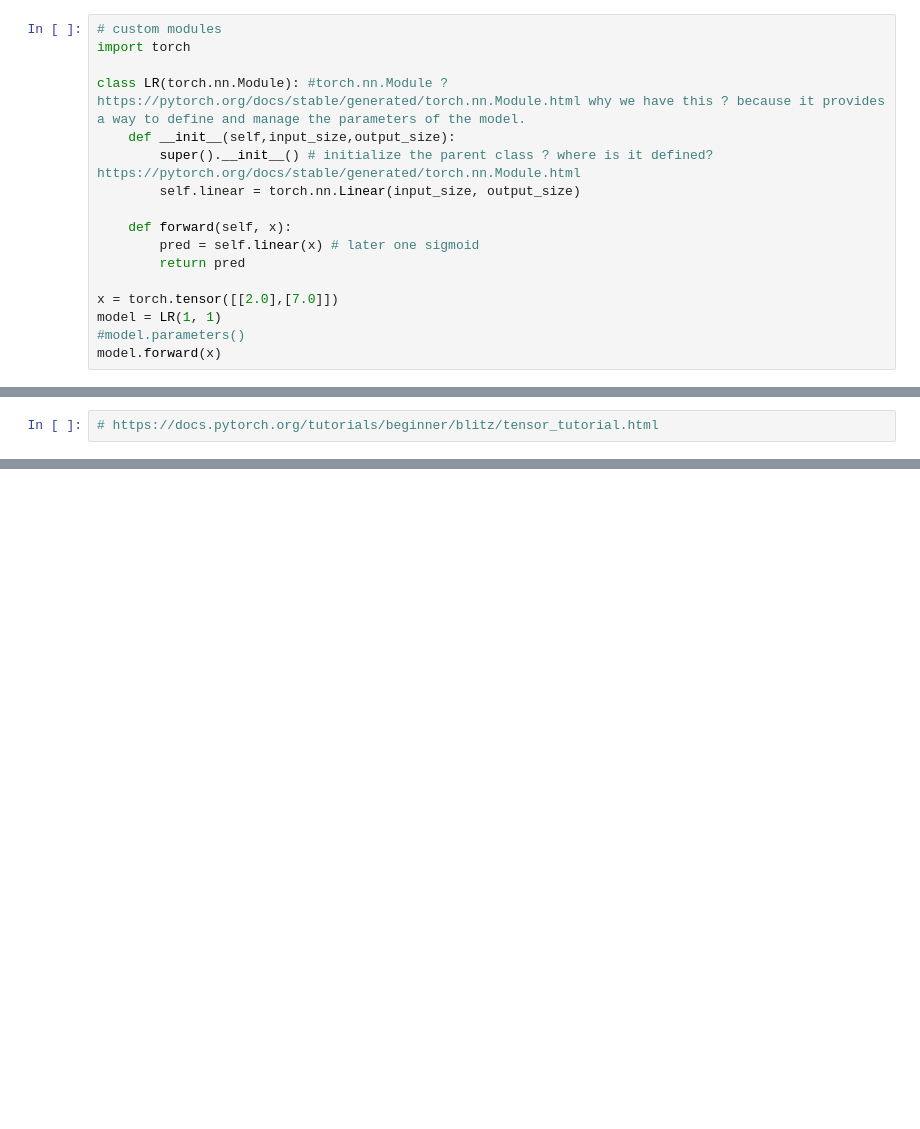
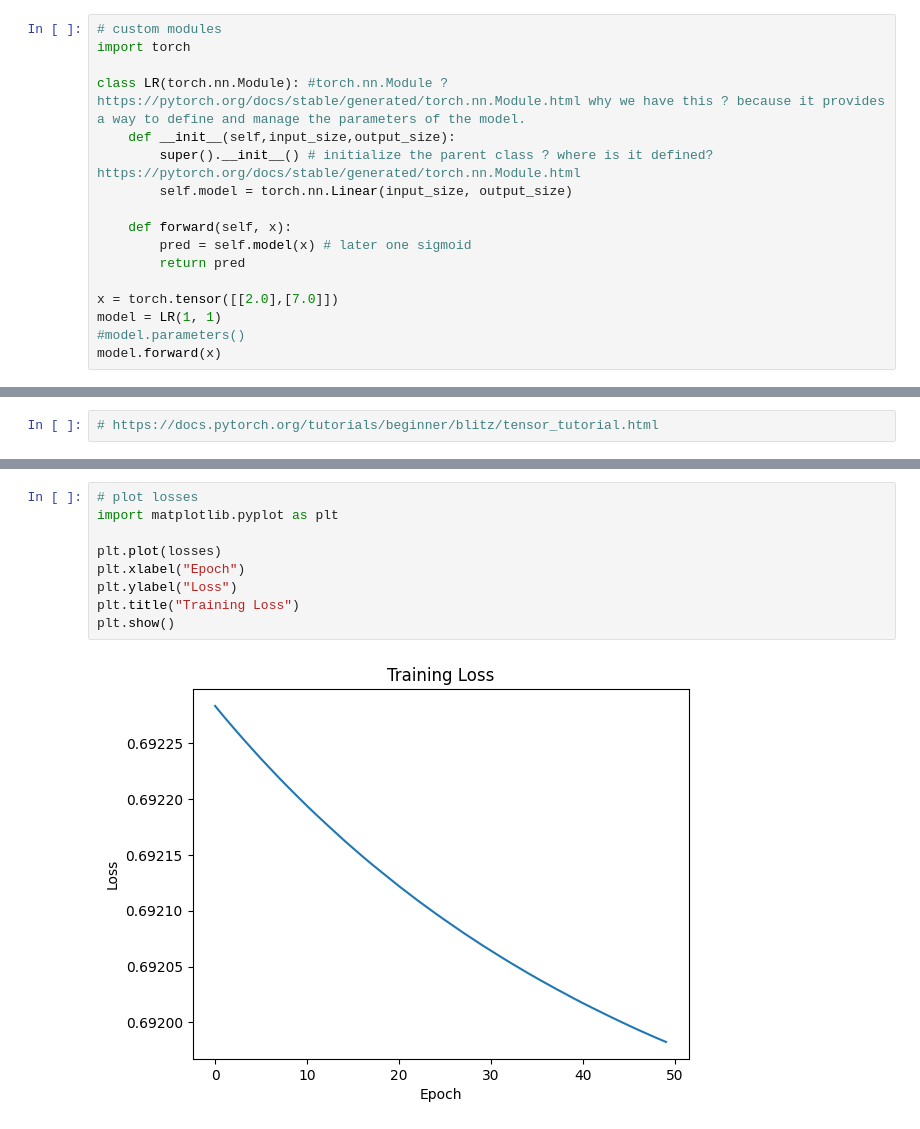
Before and after one commit to rahul8879/as_ds_course, a Jupyter notebook: deep_learning/02_vector_operation.ipynb, the cells around one changed output, grey strips where cells are left out. Saved outputs shown, nothing was run; the diff lists cells and outputs as text; blank space fills up the shorter version.

```diff
--- a/deep_learning/02_vector_operation.ipynb
+++ b/deep_learning/02_vector_operation.ipynb
@@ -258,10 +269,10 @@ import torch
 class LR(torch.nn.Module): #torch.nn.Module ? https://pytorch.org/docs/stable/generated/torch.nn.Module.html why we have this ? because it provides a way to define and manage the parameters of the model.
     def __init__(self,input_size,output_size):
         super().__init__() # initialize the parent class ? where is it defined? https://pytorch.org/docs/stable/generated/torch.nn.Module.html
-        self.linear = torch.nn.Linear(input_size, output_size)
+        self.model = torch.nn.Linear(input_size, output_size)
 
     def forward(self, x):
-        pred = self.linear(x) # later one sigmoid
+        pred = self.model(x) # later one sigmoid
         return pred
 
 x = torch.tensor([[2.0],[7.0]])
@@ -410,0 +509,11 @@ plot_fit("Training fit")
+# %%
+# plot losses
+import matplotlib.pyplot as plt
+
+plt.plot(losses)
+plt.xlabel("Epoch")
+plt.ylabel("Loss")
+plt.title("Training Loss")
+plt.show()
+# %% [output]
+[figure, added]
```
Also changed, not shown: parts of 14 cells of this notebook, 1 other file.
